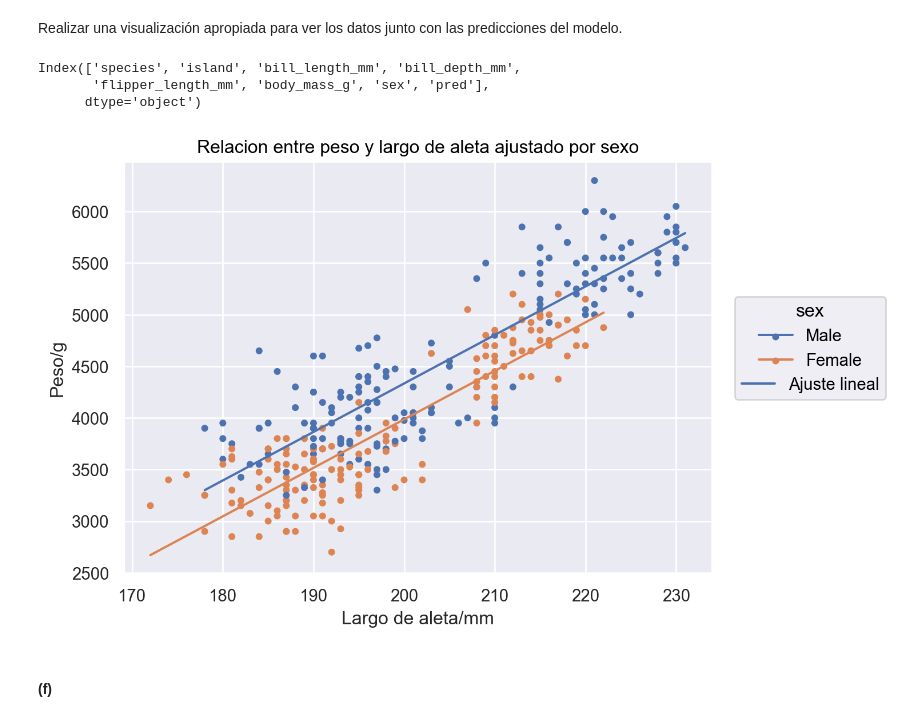
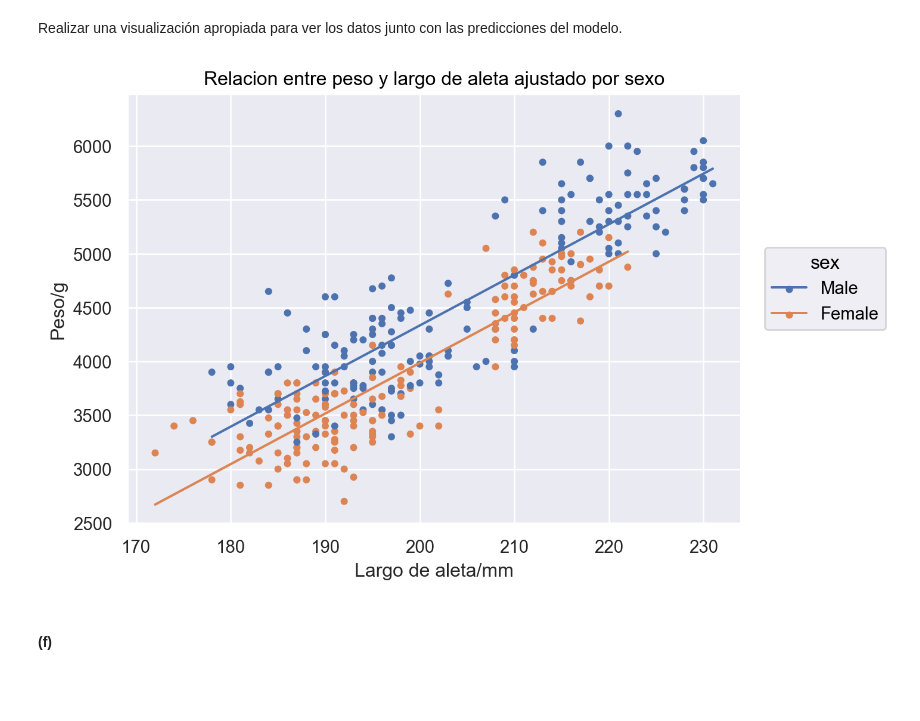
Before and after one commit to lmendezayl/uba-ldd-ic, a Jupyter notebook: guias/soluciones/practica7.ipynb, the cells around one changed output. Cells and saved outputs as stored; diff of their text form; code cells hidden in the pictures; blank space fills up the shorter version.

```diff
--- a/guias/soluciones/practica7.ipynb
+++ b/guias/soluciones/practica7.ipynb
@@ -356,9 +356,12 @@ mejoró el modelo?
 # %%
 modelo = LinearRegression(fit_intercept=False)
 modelo.fit(X, y)
-penguins['pred'] = modelo.predict(X)
+
+y_pred = modelo.predict(X)
+data = penguins.copy()
+data['predicciones'] = y_pred
 print(modelo.coef_[0])
-print("RMSE: ", np.sqrt(mean_squared_error(y, penguins['pred'])))
+print("RMSE: ", np.sqrt(mean_squared_error(y, data['predicciones'])))
 # %% [output]
 [-5410.30022414    46.98217525   347.85025373]
 RMSE:  354.2762094481608
@@ -372,27 +375,15 @@ Mejoro bastante, el error cuadratico medio se redujo de 543 a 350, lo cual es ca
 
 Realizar una visualización apropiada para ver los datos junto con las predicciones del
 modelo.
-# %%
-penguins.columns
-# %% [output]
-Index(['species', 'island', 'bill_length_mm', 'bill_depth_mm',
-       'flipper_length_mm', 'body_mass_g', 'sex', 'pred'],
-      dtype='object')
 # %%
 (
-    so.Plot(data=penguins,
-            x="flipper_length_mm",
-            y="body_mass_g")
-    .add(so.Dot(pointsize=4), color='sex')
-    # si no tengo color='sex' en so.Line, se rompe todo porque no distingue entre sexo
-    # estuve 50 MINUTOS para entender que pasaba
-    .add(so.Line(), y='pred', color='sex', label="Ajuste lineal")
-    .label(title="Relacion entre peso y largo de aleta ajustado por sexo",
-           x="Largo de aleta/mm",
-           y="Peso/g")
+    so.Plot(data=data, x="flipper_length_mm", y="body_mass_g", color='sex')
+    .add(so.Dot(pointsize=4))
+    .add(so.Line(), y='predicciones')
+    .label(title="Relacion entre peso y largo de aleta ajustado por sexo", x="Largo de aleta/mm", y="Peso/g")
 )
 # %% [output]
-[figure, old version]
+[figure, new version]
 # %% [markdown]
 #### (f)
 # %% [markdown]
```
Also changed, not shown: parts of 40 cells of this notebook, 1 other file.
